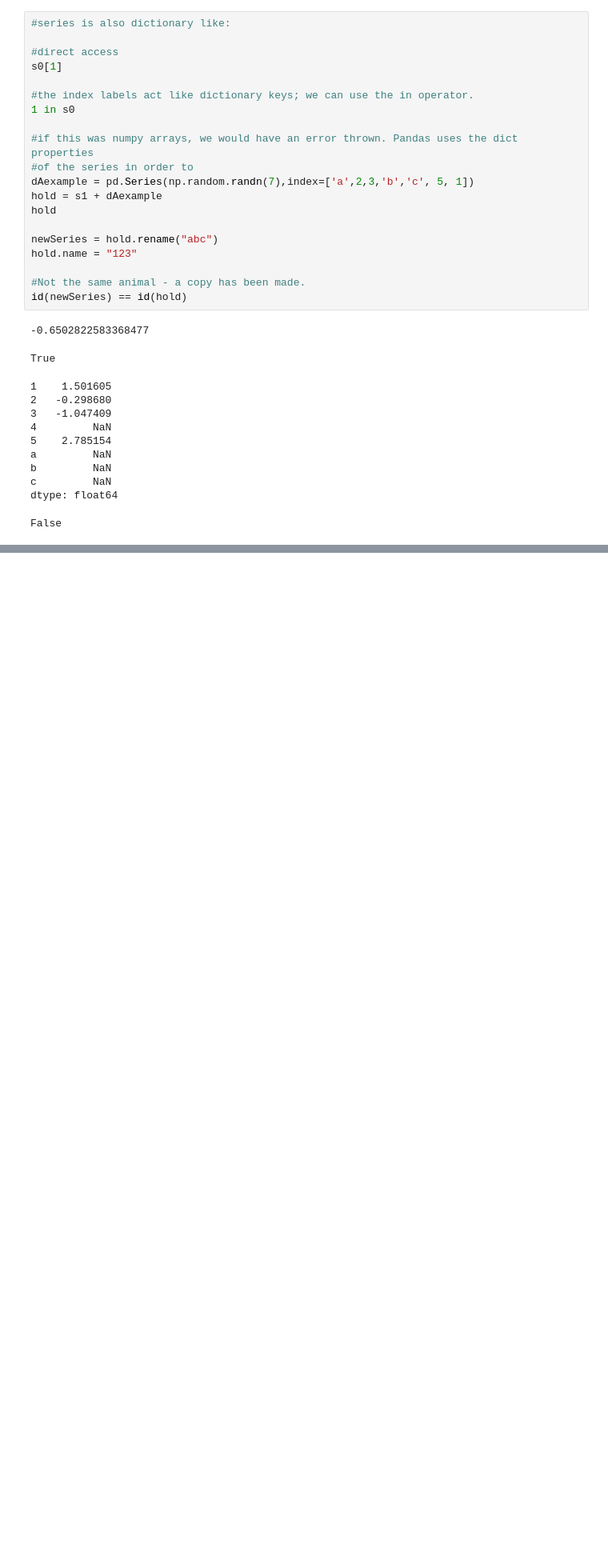
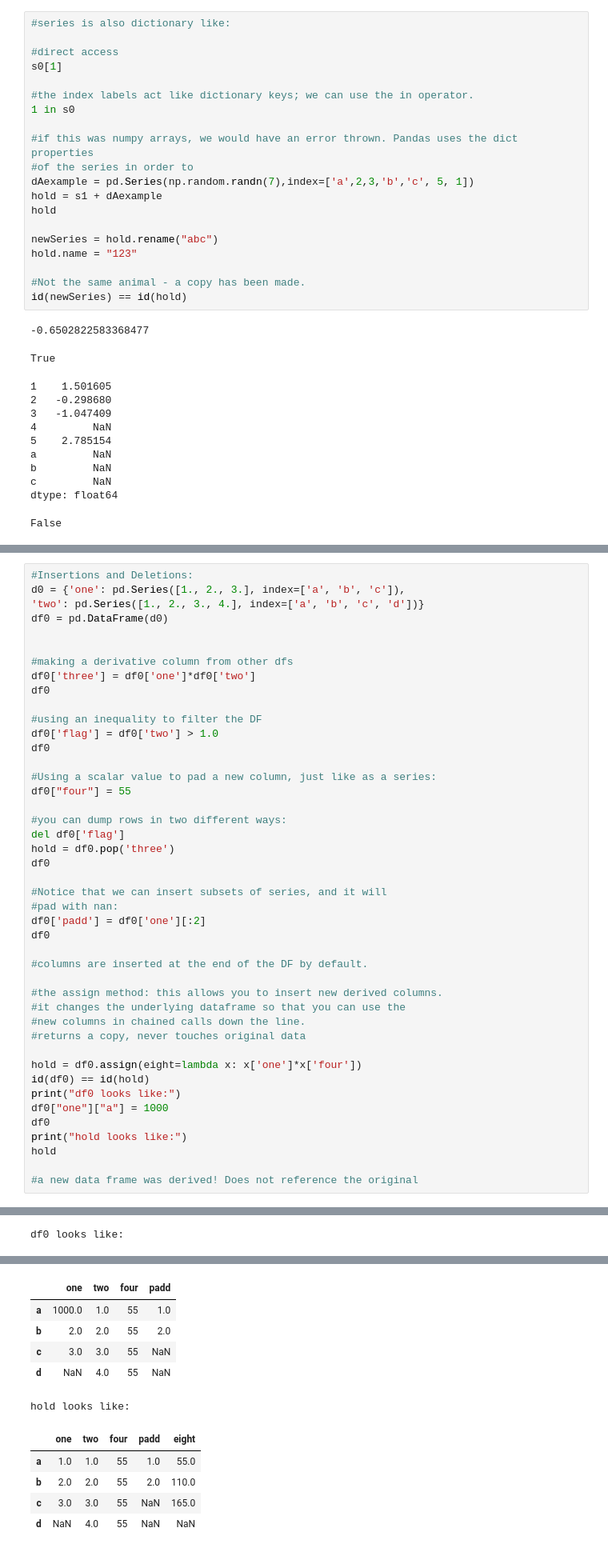
Before and after one commit to salbaroudi/RedditAnalytics, a Jupyter notebook: PandasLearn.ipynb, the cells around one changed output, grey strips where cells are left out. Shown at 80% size. Drawn from its saved outputs; the diff is of its cells as text; blank space fills up the shorter version.

```diff
--- a/PandasLearn.ipynb
+++ b/PandasLearn.ipynb
@@ -117,0 +201,45 @@ s1.herpderp
+# %%
+#Insertions and Deletions:
+d0 = {'one': pd.Series([1., 2., 3.], index=['a', 'b', 'c']),
+'two': pd.Series([1., 2., 3., 4.], index=['a', 'b', 'c', 'd'])}
+df0 = pd.DataFrame(d0)
+
+
+#making a derivative column from other dfs
+df0['three'] = df0['one']*df0['two']
+df0
+
+#using an inequality to filter the DF
+df0['flag'] = df0['two'] > 1.0
+df0
+
+#Using a scalar value to pad a new column, just like as a series:
+df0["four"] = 55
+
+#you can dump rows in two different ways:
+del df0['flag']
+hold = df0.pop('three')
+df0
+
+#Notice that we can insert subsets of series, and it will
+#pad with nan:
+df0['padd'] = df0['one'][:2]
+df0
+
+#columns are inserted at the end of the DF by default.
+
+#the assign method: this allows you to insert new derived columns.
+#it changes the underlying dataframe so that you can use the
+#new columns in chained calls down the line.
+#returns a copy, never touches original data
+
+hold = df0.assign(eight=lambda x: x['one']*x['four'])
+id(df0) == id(hold)
+print("df0 looks like:")
+df0["one"]["a"] = 1000
+df0
+print("hold looks like:")
+hold
+
+#a new data frame was derived! Does not reference the original
+# %% [output]
@@ -117,0 +267 @@ s1.herpderp
+df0 looks like:
@@ -117,0 +271,11 @@ s1.herpderp
+|  | one | two | four | padd |
+| a | 1000.0 | 1.0 | 55 | 1.0 |
+| b | 2.0 | 2.0 | 55 | 2.0 |
+| c | 3.0 | 3.0 | 55 | NaN |
+| d | NaN | 4.0 | 55 | NaN |
+hold looks like:
+|  | one | two | four | padd | eight |
+| a | 1.0 | 1.0 | 55 | 1.0 | 55.0 |
+| b | 2.0 | 2.0 | 55 | 2.0 | 110.0 |
+| c | 3.0 | 3.0 | 55 | NaN | 165.0 |
+| d | NaN | 4.0 | 55 | NaN | NaN |
```
Also changed, not shown: parts of 10 cells of this notebook.
